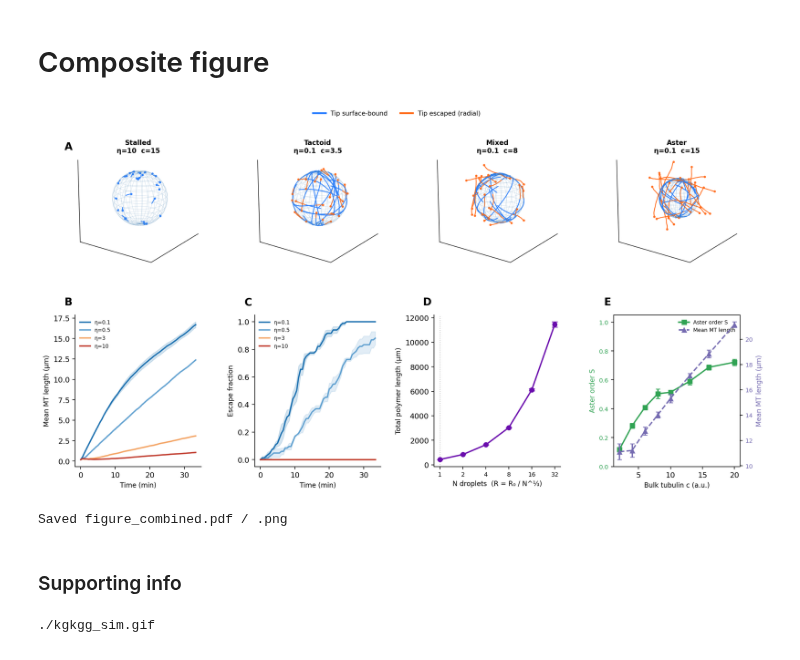
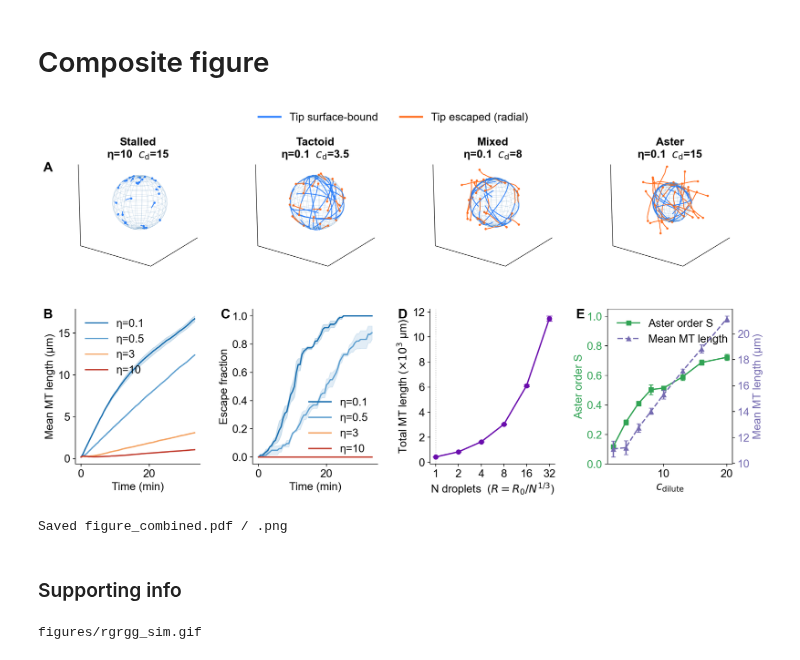
Before and after one commit to PotoyanGroup/MT-interface-growth, a Jupyter notebook: production_runs.ipynb, the cells around one changed output. Drawn from its saved outputs; the diff is of its cells as text; code cells hidden in the pictures.

Commit message:
'new visualiation, updated schematic'

```diff
--- a/production_runs.ipynb
+++ b/production_runs.ipynb
@@ -281,23 +281,29 @@ Saved CSVs to data
 # Composite figure
 # %%
 # Combined publication figure
-# Row 0: snapshots (A)  |  Row 1: B (mean_L) · C (escape) · D (total polymer) · E (aster S)
+# Row 0: snapshots (A)  |  Row 1: B (mean_L) · C (escape) · D (total MT length) · E (aster S)
 
 from matplotlib.gridspec import GridSpec
 from matplotlib.lines import Line2D
+from matplotlib.ticker import FuncFormatter
 from PIL import Image
+
+plt.rcParams["font.family"] = "Arial"
+FS  = 15   # axis labels / tick labels
+FSL = 15   # legend
+FSP = 18   # panel labels
 
 fig = plt.figure(figsize=(16, 7.5), dpi=180)
 gs  = GridSpec(2, 4, figure=fig,
-               height_ratios=[1, 1.4],
-               hspace=0.38, wspace=0.42)
+               height_ratios=[1.2, 1.0],
+               hspace=0.0, wspace=0.42)
+fig.subplots_adjust(top=0.94, bottom=0.08)
 
 def panel_label(ax, lbl):
-    ax.text(-0.02, 1.05, lbl, transform=ax.transAxes,
-            fontsize=14, fontweight="bold", va="bottom", ha="right")
+    ax.text(-0.18, 1.0, lbl, transform=ax.transAxes,
+            fontsize=FSP, fontweight="bold", va="top", ha="right")
 
 # ── Row 0: snapshots (label A on first panel) ─────────────────────────────────
-# Reconstruct pngs/runs from disk if kernel was restarted
 if 'runs' not in dir():
     runs = [
         (Params(name='Stalled\nη=10  c=15',  eta_eff=10.0, c_bulk=15.0, **SHARED), 2000),
@@ -311,17 +317,18 @@ if 'pngs' not in dir():
 for col, (path, (p, T)) in enumerate(zip(pngs, runs)):
     ax = fig.add_subplot(gs[0, col])
     ax.imshow(Image.open(path))
-    ax.set_title(p.name, fontsize=9, fontweight="bold")
+    title = p.name.replace("c=", r"$c_\mathrm{d}$=")
+    ax.set_title(title, fontsize=FS, fontweight="bold")
     ax.axis("off")
     if col == 0:
-        ax.text(-0.02, 1.05, "A", transform=ax.transAxes,
-                fontsize=14, fontweight="bold", va="bottom", ha="right")
+        ax.text(-0.18, 1.0, "A", transform=ax.transAxes,
+                fontsize=FSP, fontweight="bold", va="top", ha="right")
 
 fig.legend(handles=[
     Line2D([0],[0], color='#2a7fff', lw=2.5, label='Tip surface-bound'),
     Line2D([0],[0], color='#ff6b1a', lw=2.5, label='Tip escaped (radial)'),
-], loc='upper center', ncol=2, fontsize=8.5,
-   bbox_to_anchor=(0.5, 1.01), frameon=False)
+], loc='upper center', ncol=2, fontsize=FSL,
+   bbox_to_anchor=(0.5, 0.99), frameon=False)
 
 # ── Panel B: mean MT length vs time ──────────────────────────────────────────
 ax_b = fig.add_subplot(gs[1, 0])
@@ -331,9 +338,10 @@ for label, eta, color in ETA_SCAN:
     ax_b.plot(t, s["mean_L"], color=color, lw=1.8, label=label)
     ax_b.fill_between(t, s["mean_L"] - s["sem_L"], s["mean_L"] + s["sem_L"],
                       color=color, alpha=0.18)
-ax_b.set_xlabel("Time (min)", fontsize=9)
-ax_b.set_ylabel("Mean MT length (μm)", fontsize=9)
-ax_b.legend(fontsize=7, frameon=False)
+ax_b.set_xlabel("Time (min)", fontsize=FS)
+ax_b.set_ylabel("Mean MT length (μm)", fontsize=FS)
+ax_b.tick_params(labelsize=FS)
+ax_b.legend(fontsize=FSL, frameon=False)
 ax_b.spines[["top", "right"]].set_visible(False)
 panel_label(ax_b, "B")
 
@@ -345,50 +353,55 @@ for label, eta, color in ETA_SCAN:
     ax_c.plot(t, s["escape"], color=color, lw=1.8, label=label)
     ax_c.fill_between(t, s["escape"] - s["sem_esc"], s["escape"] + s["sem_esc"],
                       color=color, alpha=0.18)
-ax_c.set_xlabel("Time (min)", fontsize=9)
-ax_c.set_ylabel("Escape fraction", fontsize=9)
-ax_c.legend(fontsize=7, frameon=False)
+ax_c.set_xlabel("Time (min)", fontsize=FS)
+ax_c.set_ylabel("Escape fraction", fontsize=FS)
+ax_c.tick_params(labelsize=FS)
+ax_c.legend(fontsize=FSL, frameon=False, loc="lower right")
 ax_c.spines[["top", "right"]].set_visible(False)
 panel_label(ax_c, "C")
 
-# ── Panel D: total polymer vs N droplets ─────────────────────────────────────
+# ── Panel D: total MT length vs N droplets ───────────────────────────────────
 ax_d = fig.add_subplot(gs[1, 2])
 ax_d.errorbar(df_B["N"], df_B["polymer_tot"], yerr=df_B["sem_polymer"],
               color="#6a0dad", marker="o", lw=1.8, capsize=4, markersize=6)
 ax_d.set_xscale("log", base=2)
-ax_d.set_xticks(N_VALS); ax_d.set_xticklabels([str(n) for n in N_VALS], fontsize=8)
-ax_d.set_xlabel("N droplets  (R = R₀ / N^⅓)", fontsize=9)
-ax_d.set_ylabel("Total polymer length (μm)", fontsize=9)
+ax_d.set_xticks(N_VALS); ax_d.set_xticklabels([str(n) for n in N_VALS], fontsize=FS)
+ax_d.set_xlabel(r"N droplets  ($R = R_0 / N^{1/3}$)", fontsize=FS)
+ax_d.set_ylabel(r"Total MT length ($\times 10^3$ μm)", fontsize=FS)
+ax_d.yaxis.set_major_formatter(FuncFormatter(lambda x, _: f"{x/1e3:.0f}"))
+ax_d.tick_params(labelsize=FS)
 ax_d.axvline(1, color="gray", lw=1, linestyle=":", alpha=0.5)
 ax_d.spines[["top", "right"]].set_visible(False)
 panel_label(ax_d, "D")
 
-# ── Panel E: aster order S + mean_L vs c_bulk ────────────────────────────────
+# ── Panel E: aster order S + mean_L vs c_dilute ──────────────────────────────
 ax_e = fig.add_subplot(gs[1, 3])
 ax_e2 = ax_e.twinx()
 ax_e.errorbar(df_C["c_bulk"], df_C["aster"], yerr=df_C["sem_ast"],
               color="#31a354", marker="s", lw=1.8, capsize=3, label="Aster order S")
 ax_e2.errorbar(df_C["c_bulk"], df_C["mean_L"], yerr=df_C["sem_L"],
                color="#756bb1", marker="^", lw=1.8, capsize=3, linestyle="--",
                label="Mean MT length")
-ax_e.set_xlabel("Bulk tubulin c (a.u.)", fontsize=9)
-ax_e.set_ylabel("Aster order S",        color="#31a354", fontsize=9)
-ax_e2.set_ylabel("Mean MT length (μm)", color="#756bb1", fontsize=9)
-ax_e.tick_params(axis="y", labelcolor="#31a354", labelsize=8)
-ax_e2.tick_params(axis="y", labelcolor="#756bb1", labelsize=8)
+ax_e.set_xlabel(r"$c_\mathrm{dilute}$", fontsize=FS)
+ax_e.set_ylabel("Aster order S",        color="#31a354", fontsize=FS)
+ax_e2.set_ylabel("Mean MT length (μm)", color="#756bb1", fontsize=FS)
+ax_e.tick_params(axis="y", labelcolor="#31a354", labelsize=FS)
+ax_e2.tick_params(axis="y", labelcolor="#756bb1", labelsize=FS)
+ax_e.tick_params(axis="x", labelsize=FS)
 ax_e.set_ylim(0, 1.05)
 ax_e.spines[["top"]].set_visible(False)
 ax_e.legend([Line2D([0],[0], color="#31a354", lw=2, marker="s"),
              Line2D([0],[0], color="#756bb1", lw=2, marker="^", linestyle="--")],
-            ["Aster order S", "Mean MT length"], fontsize=7, frameon=False)
+            ["Aster order S", "Mean MT length"], fontsize=FSL, frameon=False,
+            loc="upper left")
 panel_label(ax_e, "E")
 
 plt.savefig("figures/figure_combined.pdf", bbox_inches="tight")
 plt.savefig("figures/figure_combined.png", dpi=200, bbox_inches="tight")
 plt.show()
 print("Saved figure_combined.pdf / .png")
 # %% [output]
-[figure, old version]
+[figure, new version]
 Saved figure_combined.pdf / .png
 # %% [markdown]
 ### Supporting info
@@ -397,8 +410,8 @@ from mttoy.core import Params, run_simulation
 from mttoy.viz import gif_from_states
 
 p = Params(
-    name="KGKGG_low_eta",
-    eta_eff=0.1,
+    name="rgrgg_high_eta",
+    eta_eff=10,
     c_bulk=10.0,
     **SHARED
 )
@@ -415,10 +428,10 @@ snaps = out["snapshots"]
 
 gif_path = gif_from_states(
     snaps,
-    out_gif="figures/kgkgg_sim.gif",
+    out_gif="figures/rgrgg_sim.gif",
     duration_ms=500
 )
 
 print(gif_path)
 # %% [output]
-./kgkgg_sim.gif
+figures/rgrgg_sim.gif
```
Also changed, not shown: parts of 2 cells of this notebook, 5 other files.
